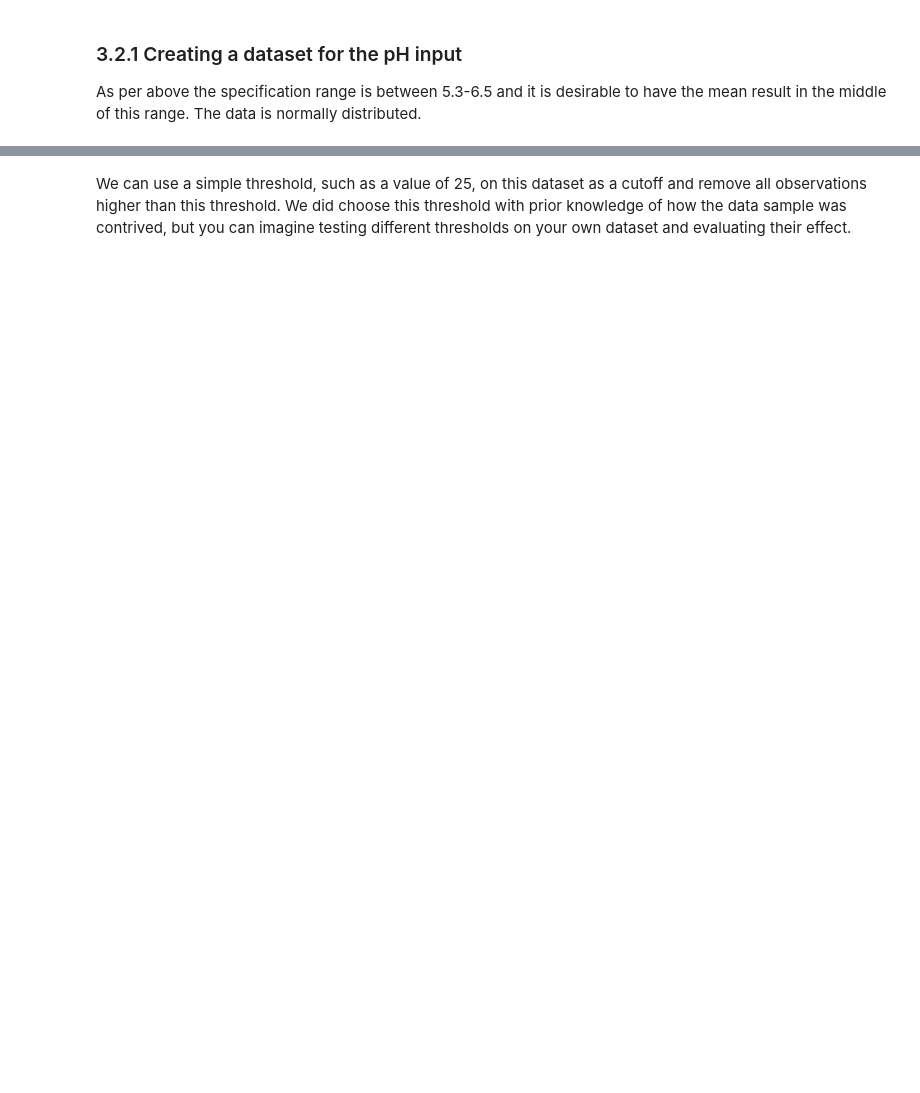
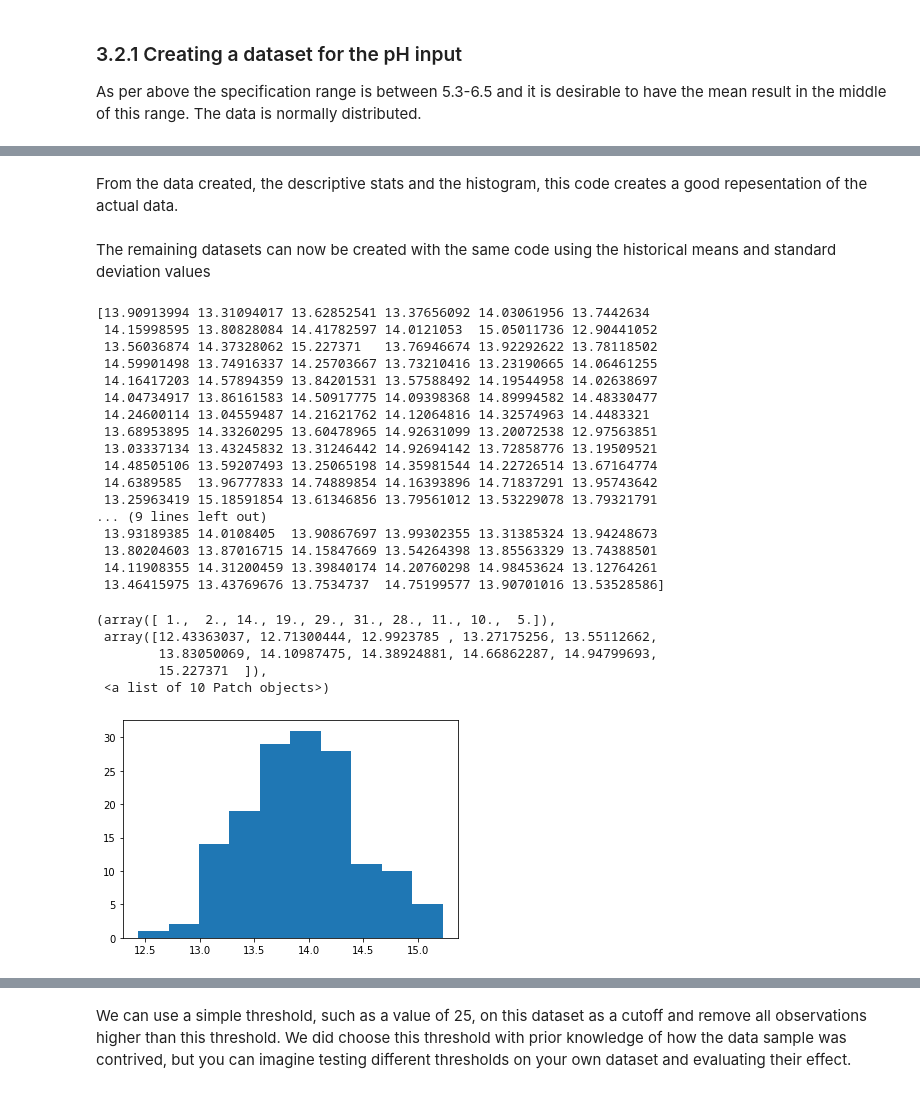
Before and after one commit to ClaireGMIT/ProgrammingProjectNOV2019, a Jupyter notebook: ProgrammingProjectNOV2019.ipynb, the cells around one changed output, grey strips where cells are left out. Saved outputs shown, nothing was run; the diff lists cells and outputs as text; code cells hidden in the pictures; blank space fills up the shorter version.

```diff
--- a/ProgrammingProjectNOV2019.ipynb
+++ b/ProgrammingProjectNOV2019.ipynb
@@ -165,0 +168,36 @@ plt.hist(s) # display results as a histogram plot
+# %% [markdown]
+From the data created, the descriptive stats and the histogram, this code creates a good repesentation of the actual data.
+# %% [markdown]
+The remaining datasets can now be created with the same code using the historical means and standard deviation values
+# %%
+# Assay of excipient A
+
+assay = np.random.normal(13.9, 0.525, 150) # ie create a list of 100 normally distributed numbers where mean is zero and standard deviation is 0.1
+
+print(assay)
+
+plt.hist(assay) # display results as a histogram plot
+# %% [output]
+[13.90913994 13.31094017 13.62852541 13.37656092 14.03061956 13.7442634
+ 14.15998595 13.80828084 14.41782597 14.0121053  15.05011736 12.90441052
+ 13.56036874 14.37328062 15.227371   13.76946674 13.92292622 13.78118502
+ 14.59901498 13.74916337 14.25703667 13.73210416 13.23190665 14.06461255
+ 14.16417203 14.57894359 13.84201531 13.57588492 14.19544958 14.02638697
+ 14.04734917 13.86161583 14.50917775 14.09398368 14.89994582 14.48330477
+ 14.24600114 13.04559487 14.21621762 14.12064816 14.32574963 14.4483321
+ 13.68953895 14.33260295 13.60478965 14.92631099 13.20072538 12.97563851
+ 13.03337134 13.43245832 13.31246442 14.92694142 13.72858776 13.19509521
+ 14.48505106 13.59207493 13.25065198 14.35981544 14.22726514 13.67164774
+ 14.6389585  13.96777833 14.74889854 14.16393896 14.71837291 13.95743642
+ 13.25963419 15.18591854 13.61346856 13.79561012 13.53229078 13.79321791
+... (9 lines left out)
+ 13.93189385 14.0108405  13.90867697 13.99302355 13.31385324 13.94248673
+ 13.80204603 13.87016715 14.15847669 13.54264398 13.85563329 13.74388501
+ 14.11908355 14.31200459 13.39840174 14.20760298 14.98453624 13.12764261
+ 13.46415975 13.43769676 13.7534737  14.75199577 13.90701016 13.53528586]
+(array([ 1.,  2., 14., 19., 29., 31., 28., 11., 10.,  5.]),
+ array([12.43363037, 12.71300444, 12.9923785 , 13.27175256, 13.55112662,
+        13.83050069, 14.10987475, 14.38924881, 14.66862287, 14.94799693,
+        15.227371  ]),
+ <a list of 10 Patch objects>)
+[figure, added]
```
Also changed, not shown: parts of 13 cells of this notebook, 1 other file.
